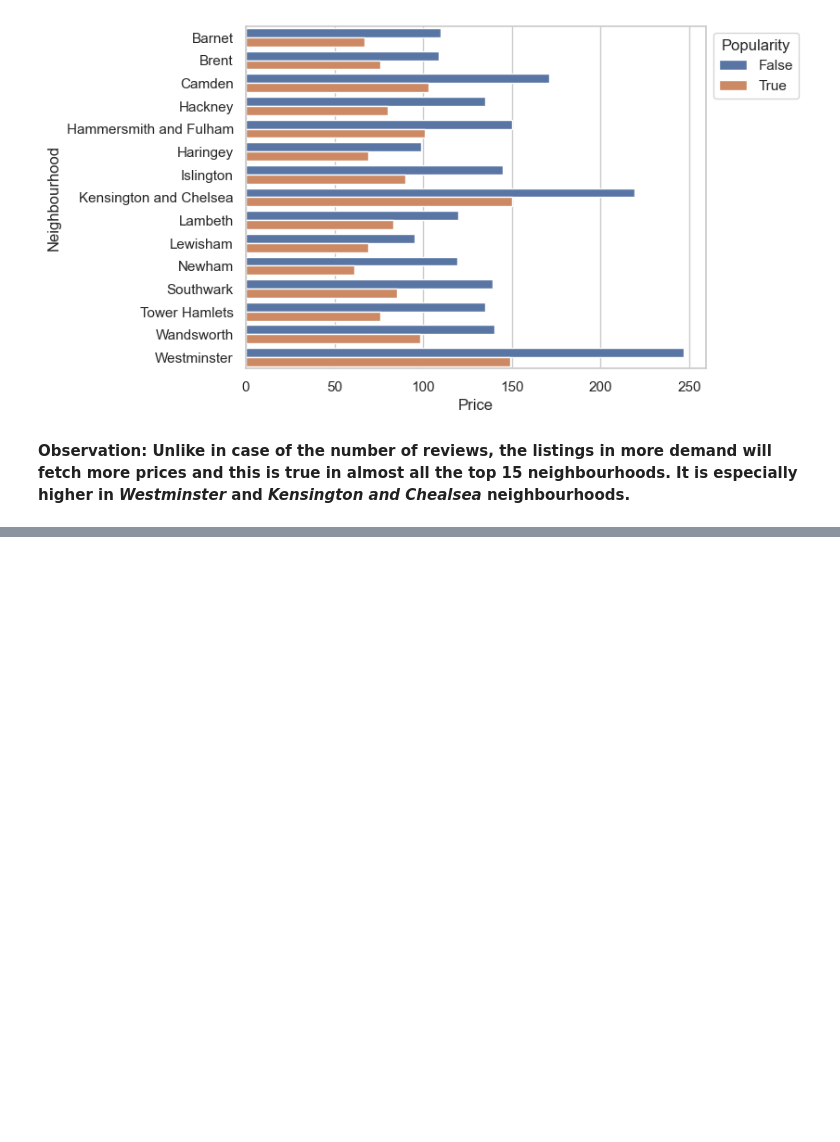
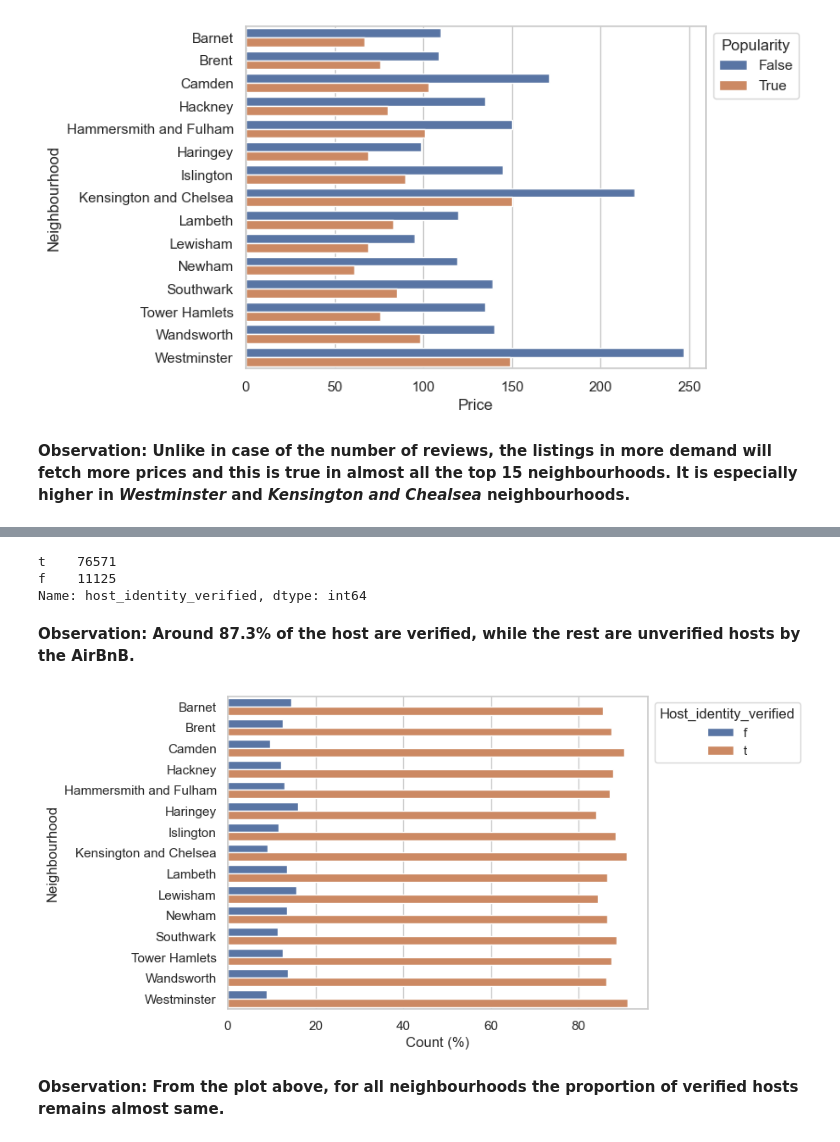
Before and after one commit to aravindkg7/Data-Science-Projects, a Jupyter notebook: Data Analysis - London BnB listings.ipynb, the cells around one changed output, grey strips where cells are left out. Cells and saved outputs as stored; diff of their text form; code cells hidden in the pictures; blank space fills up the shorter version.

Commit message:
Analysis 9 - Proportion of verified hosts in neighbourhoods

```diff
--- a/Data Analysis - London BnB listings.ipynb
+++ b/Data Analysis - London BnB listings.ipynb
@@ -389,0 +393,20 @@ plt.show()
+# %%
+data['host_identity_verified'].value_counts()
+# %% [output]
+t    76571
+f    11125
+Name: host_identity_verified, dtype: int64
+# %% [markdown]
+**Observation: Around 87.3% of the host are verified, while the rest are unverified hosts by the AirBnB.**
+# %%
+neighbourhood_15_grp = neighbourhood_15.groupby(['neighbourhood_cleansed','host_identity_verified']).size().reset_index()
+neighbourhood_15_grp.columns = ['Neighbourhood', 'Host_identity_verified','Counts']
+neighbourhood_15_grp['Count (%)'] = neighbourhood_15_grp.groupby('Neighbourhood')['Counts'].transform(lambda x: x / x.sum() * 100)
+# %%
+ax = sns.barplot(data=neighbourhood_15_grp, x='Count (%)', y='Neighbourhood', hue='Host_identity_verified')
+sns.move_legend(ax, "upper left", bbox_to_anchor=(1, 1))
+plt.show()
+# %% [output]
+[figure, added]
+# %% [markdown]
+**Observation: From the plot above, for all neighbourhoods the proportion of verified hosts remains almost same.**
```
Also changed, not shown: parts of 1 cell of this notebook.
